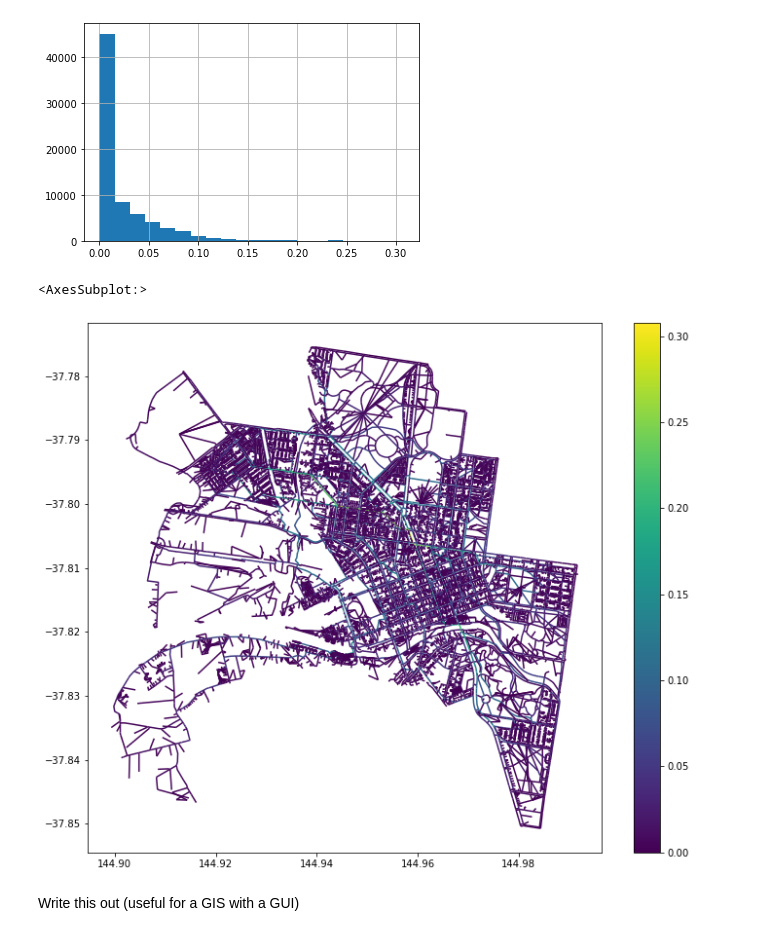
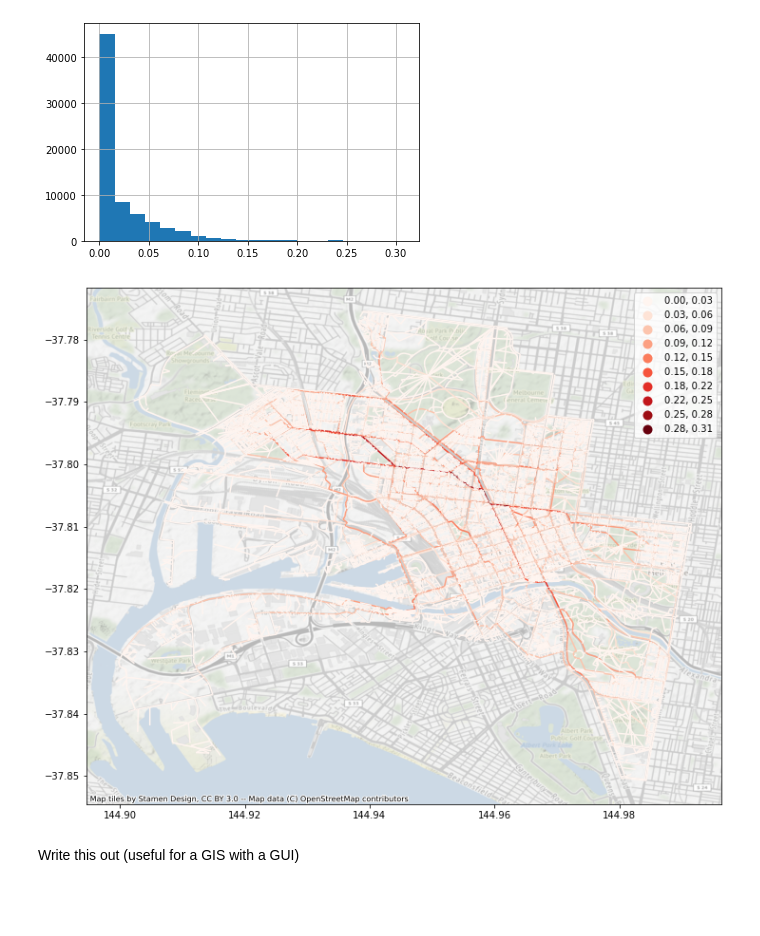
Before and after one commit to masher92/footfall, a Jupyter notebook: MelbourneAnalysis/Street_Network/Street_Network.ipynb, the cells around one changed output. Drawn from its saved outputs; the diff is of its cells as text; code cells hidden in the pictures; blank space fills up the shorter version.

Commit message:
slightly changed map of betweenness

```diff
--- a/MelbourneAnalysis/Street_Network/Street_Network.ipynb
+++ b/MelbourneAnalysis/Street_Network/Street_Network.ipynb
@@ -288,10 +288,18 @@ np.sqrt(gdf_edges['betweenness']).hist(bins=20)
 [figure]
 # %%
 gdf_edges['betweenness_sqrt'] = np.sqrt(gdf_edges['betweenness'])
-gdf_edges.plot(column='betweenness_sqrt', figsize=(12,10), legend=True)
+ax = gdf_edges.plot(
+    column='betweenness_sqrt',
+    scheme="EqualInterval",
+    k=10,
+    cmap="Reds",  # https://matplotlib.org/stable/tutorials/colors/colormaps.html
+    figsize=(12,10), legend=True)
+
+cx.add_basemap(ax, crs=network.crs,
+               #zoom=15,
+               alpha=0.5)
 # %% [output]
-<AxesSubplot:>
-[figure, old version]
+[figure, new version]
 # %% [markdown]
 Write this out (useful for a GIS with a GUI)
 # %%
```
